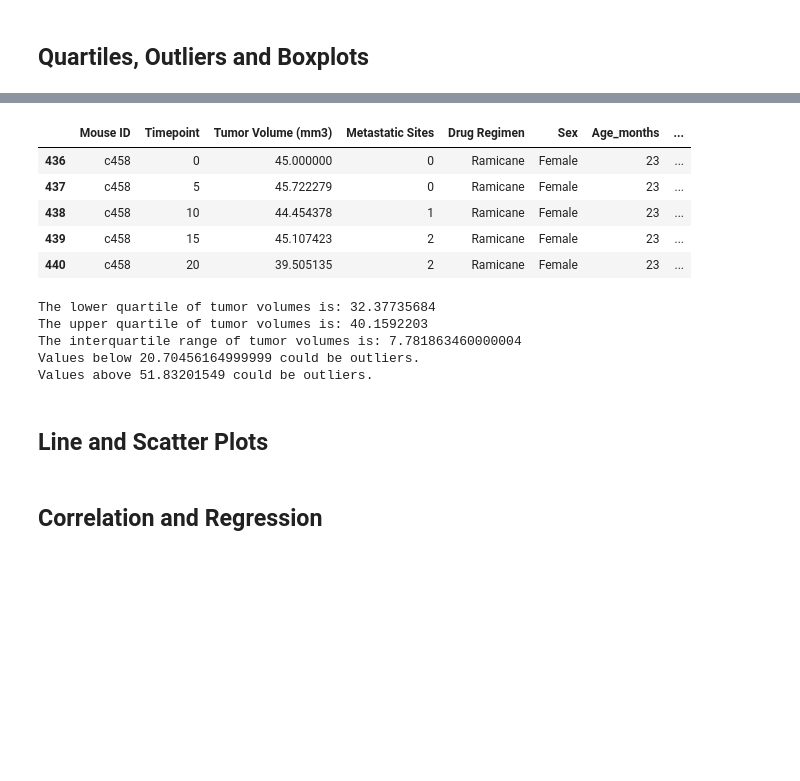
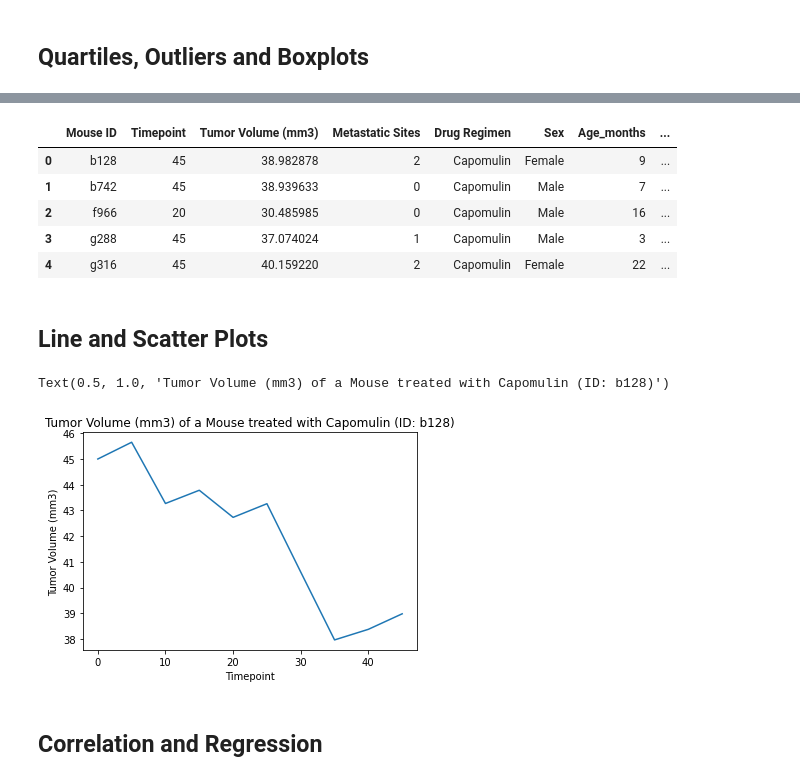
Before and after one commit to cxnoii/Pharmaceutical_Analysis, a Jupyter notebook: pymaceuticals_starter.ipynb, the cells around one changed output, grey strips where cells are left out. Drawn from its saved outputs; the diff is of its cells as text; code cells hidden in the pictures; blank space fills up the shorter version.

```diff
--- a/pymaceuticals_starter.ipynb
+++ b/pymaceuticals_starter.ipynb
@@ -200,14 +200,28 @@ Text(0, 0.5, 'Sex')
 # Capomulin, Ramicane, Infubinol, and Ceftamin
 capomulin_df = clean_results_df.loc[clean_results_df['Drug Regimen'] == 'Capomulin']
 ramicane_df = clean_results_df.loc[clean_results_df['Drug Regimen'] == 'Ramicane']
+infubinol_df = clean_results_df.loc[clean_results_df['Drug Regimen'] == 'Infubinol']
+ceftamin_df = clean_results_df.loc[clean_results_df['Drug Regimen'] == 'Ceftamin']
 
 # Start by getting the last (greatest) timepoint for each mouse
 capomulin_max = capomulin_df.groupby('Mouse ID').max()['Timepoint']
 ramicane_max = ramicane_df.groupby('Mouse ID').max()['Timepoint']
-
+infubinol_max = infubinol_df.groupby('Mouse ID').max()['Timepoint']
+ceftamin_max = ceftamin_df.groupby('Mouse ID').max()['Timepoint']
 
 # Merge this group df with the original dataframe to get the tumor volume at the last timepoint
-capomulin_max_volume_df = pd.merge(capomulin_max, clean_results_df, on=['Mouse ID','Timepoint'])
-capomulin_max_volume_df
-# ramicane_max.head()
+capomulin_max_df = pd.merge(capomulin_max, clean_results_df, on=['Mouse ID','Timepoint']) #len25
+ramicane_max_df = pd.merge(ramicane_max, clean_results_df, on=['Mouse ID','Timepoint']) #25
+infubinol_max_df = pd.merge(infubinol_max, clean_results_df, on=['Mouse ID','Timepoint']) #25
+ceftamin_max_df = pd.merge(ceftamin_max, clean_results_df, on=['Mouse ID','Timepoint']) #25
+
+#creating a df with all the tumor volumes, .append works but will be outdated
+regimen_tumor_max = pd.concat([
+capomulin_max_df
+,ramicane_max_df
+,infubinol_max_df
+,ceftamin_max_df]
+,ignore_index=True)
+
+regimen_tumor_max #len=100
 # %% [output]
@@ -221,39 +293,9 @@ Name: Timepoint, dtype: int64
 # %%
-ramicane_df.head()
+capomulin_max_df.head()
 # %% [output]
 |  | Mouse ID | Timepoint | Tumor Volume (mm3) | Metastatic Sites | Drug Regimen | Sex | Age_months | ... |
-| 436 | c458 | 0 | 45.000000 | 0 | Ramicane | Female | 23 | ... |
-| 437 | c458 | 5 | 45.722279 | 0 | Ramicane | Female | 23 | ... |
-| 438 | c458 | 10 | 44.454378 | 1 | Ramicane | Female | 23 | ... |
-| 439 | c458 | 15 | 45.107423 | 2 | Ramicane | Female | 23 | ... |
-| 440 | c458 | 20 | 39.505135 | 2 | Ramicane | Female | 23 | ... |
+| 0 | b128 | 45 | 38.982878 | 2 | Capomulin | Female | 9 | ... |
+| 1 | b742 | 45 | 38.939633 | 0 | Capomulin | Male | 7 | ... |
+| 2 | f966 | 20 | 30.485985 | 0 | Capomulin | Male | 16 | ... |
+| 3 | g288 | 45 | 37.074024 | 1 | Capomulin | Male | 3 | ... |
+| 4 | g316 | 45 | 40.159220 | 2 | Capomulin | Female | 22 | ... |
-# %%
-# Put treatments into a list for for loop (and later for plot labels)
-treatments =  ['Capomulin', 'Ramicane', 'Infubinol', 'Ceftamin']
-
-capomulin_max_volume_list = capomulin_max_volume_df['Tumor Volume (mm3)']
-
-# Calculate the IQR and quantitatively determine if there are any potential outliers.
-quartiles = capomulin_max_volume_list.quantile([.25,.5,.75])
-lowerq = quartiles[0.25]
-upperq = quartiles[0.75]
-iqr = upperq-lowerq
-
-print(f"The lower quartile of tumor volumes is: {lowerq}")
-print(f"The upper quartile of tumor volumes is: {upperq}")
-print(f"The interquartile range of tumor volumes is: {iqr}")
-
-# Determine outliers using upper and lower bounds
-lower_bound = lowerq - (1.5*iqr)
-upper_bound = upperq + (1.5*iqr)
-print(f"Values below {lower_bound} could be outliers.")
-print(f"Values above {upper_bound} could be outliers.")
-
-# Locate the rows which contain mice on each drug and get the tumor volumes
-# add subset
-# %% [output]
-The lower quartile of tumor volumes is: 32.37735684
-The upper quartile of tumor volumes is: 40.1592203
-The interquartile range of tumor volumes is: 7.781863460000004
-Values below 20.70456164999999 could be outliers.
-Values above 51.83201549 could be outliers.
@@ -266,3 +302,13 @@ for drug in treatments:
 # %% [markdown]
 ## Line and Scatter Plots
+# %%
+# Generate a line plot of tumor volume vs. time point for a mouse treated with Capomulin
+mouse_b128 = clean_results_df[clean_results_df['Mouse ID'] == 'b128']
+plt.plot(mouse_b128['Timepoint'], mouse_b128['Tumor Volume (mm3)'])
+plt.xlabel('Timepoint')
+plt.ylabel('Tumor Volume (mm3)')
+plt.title('Tumor Volume (mm3) of a Mouse treated with Capomulin (ID: b128)')
+# %% [output]
+Text(0.5, 1.0, 'Tumor Volume (mm3) of a Mouse treated with Capomulin (ID: b128)')
+[figure, added]
 # %%
```
Also changed, not shown: parts of 7 cells of this notebook.
